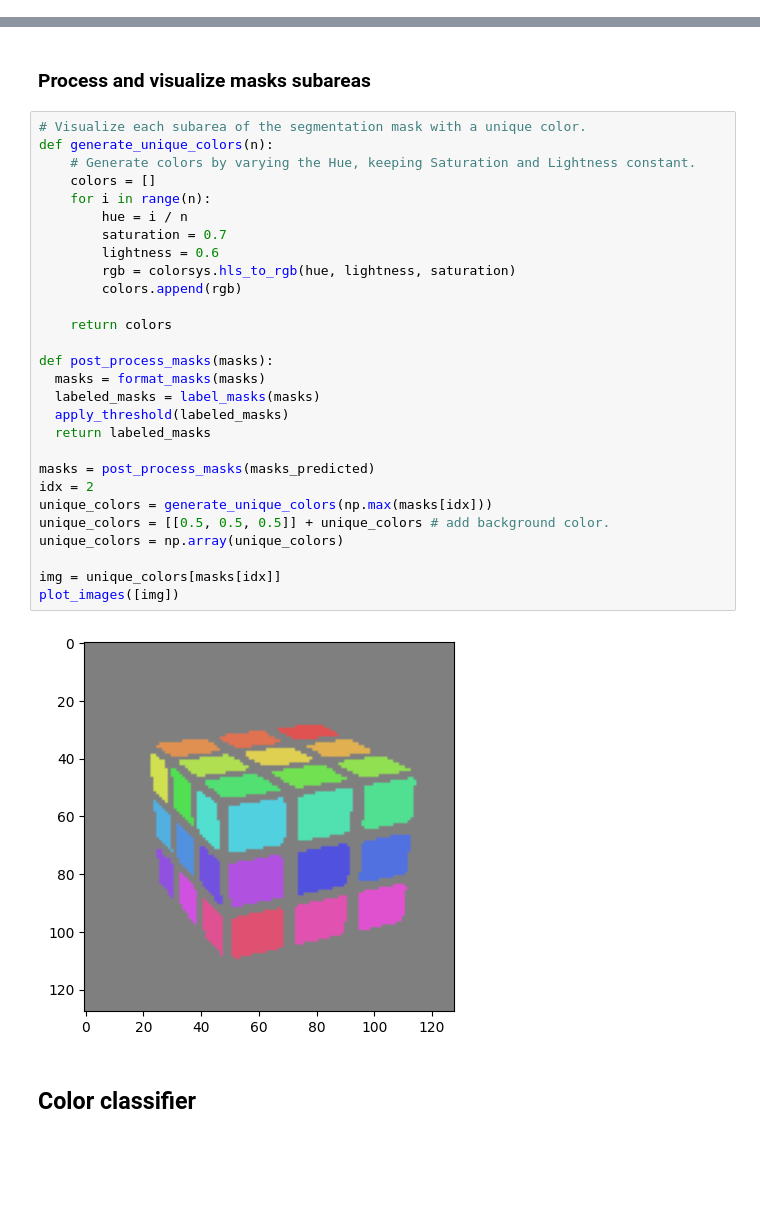
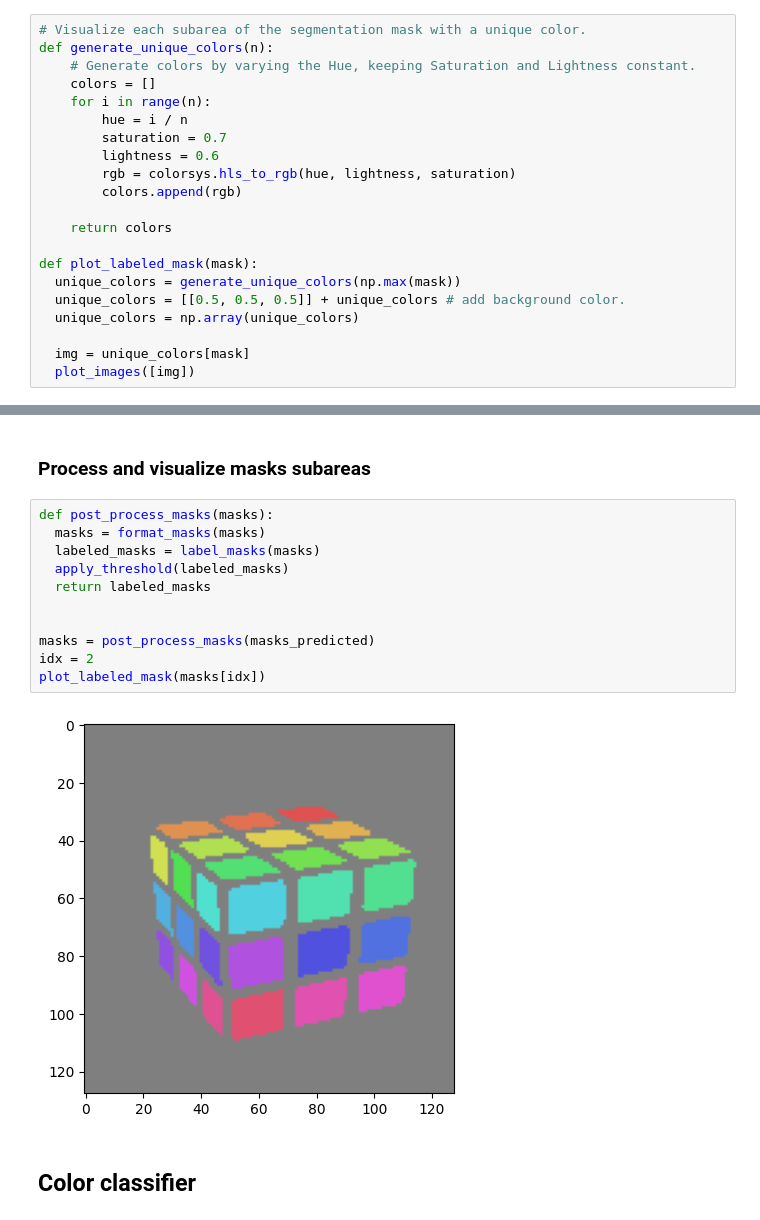
Before and after one commit to AntonPicetti/Rubiks-GUI, a Jupyter notebook: image-server/Rubiks Scanner.ipynb, the cells around one changed output, grey strips where cells are left out. Drawn from its saved outputs; the diff is of its cells as text; blank space fills up the shorter version.

```diff
--- a/image-server/Rubiks Scanner.ipynb
+++ b/image-server/Rubiks Scanner.ipynb
@@ -136,3 +136,24 @@ def plot_images_grid(images, nrows, ncols, sub_titles=None, title=None):
 
     if title:
       plt.title(title)
+# %%
+# Visualize each subarea of the segmentation mask with a unique color.
+def generate_unique_colors(n):
+    # Generate colors by varying the Hue, keeping Saturation and Lightness constant.
+    colors = []
+    for i in range(n):
+        hue = i / n
+        saturation = 0.7
+        lightness = 0.6
+        rgb = colorsys.hls_to_rgb(hue, lightness, saturation)
+        colors.append(rgb)
+
+    return colors
+
+def plot_labeled_mask(mask):
+  unique_colors = generate_unique_colors(np.max(mask))
+  unique_colors = [[0.5, 0.5, 0.5]] + unique_colors # add background color.
+  unique_colors = np.array(unique_colors)
+
+  img = unique_colors[mask]
+  plot_images([img])
@@ -452,36 +488,19 @@ def apply_threshold(labeled_masks, threshold=16):
       labeled_masks[idx][labeled_masks[idx] == invalid_class] = 0
 # %% [markdown]
 ### Process and visualize masks subareas
-# %%
-# Visualize each subarea of the segmentation mask with a unique color.
-def generate_unique_colors(n):
-    # Generate colors by varying the Hue, keeping Saturation and Lightness constant.
-    colors = []
-    for i in range(n):
-        hue = i / n
-        saturation = 0.7
-        lightness = 0.6
-        rgb = colorsys.hls_to_rgb(hue, lightness, saturation)
-        colors.append(rgb)
-
-    return colors
-
-def post_process_masks(masks):
-  masks = format_masks(masks)
-  labeled_masks = label_masks(masks)
-  apply_threshold(labeled_masks)
-  return labeled_masks
-
-masks = post_process_masks(masks_predicted)
-idx = 2
-unique_colors = generate_unique_colors(np.max(masks[idx]))
-unique_colors = [[0.5, 0.5, 0.5]] + unique_colors # add background color.
-unique_colors = np.array(unique_colors)
-
-img = unique_colors[masks[idx]]
-plot_images([img])
-# %% [output]
-[figure, removed]
+# %%
+def post_process_masks(masks):
+  masks = format_masks(masks)
+  labeled_masks = label_masks(masks)
+  apply_threshold(labeled_masks)
+  return labeled_masks
+
+
+masks = post_process_masks(masks_predicted)
+idx = 2
+plot_labeled_mask(masks[idx])
+# %% [output]
+[figure, added]
 # %% [markdown]
 ## Color classifier
 # %%
```
Also changed, not shown: parts of 15 cells of this notebook.
